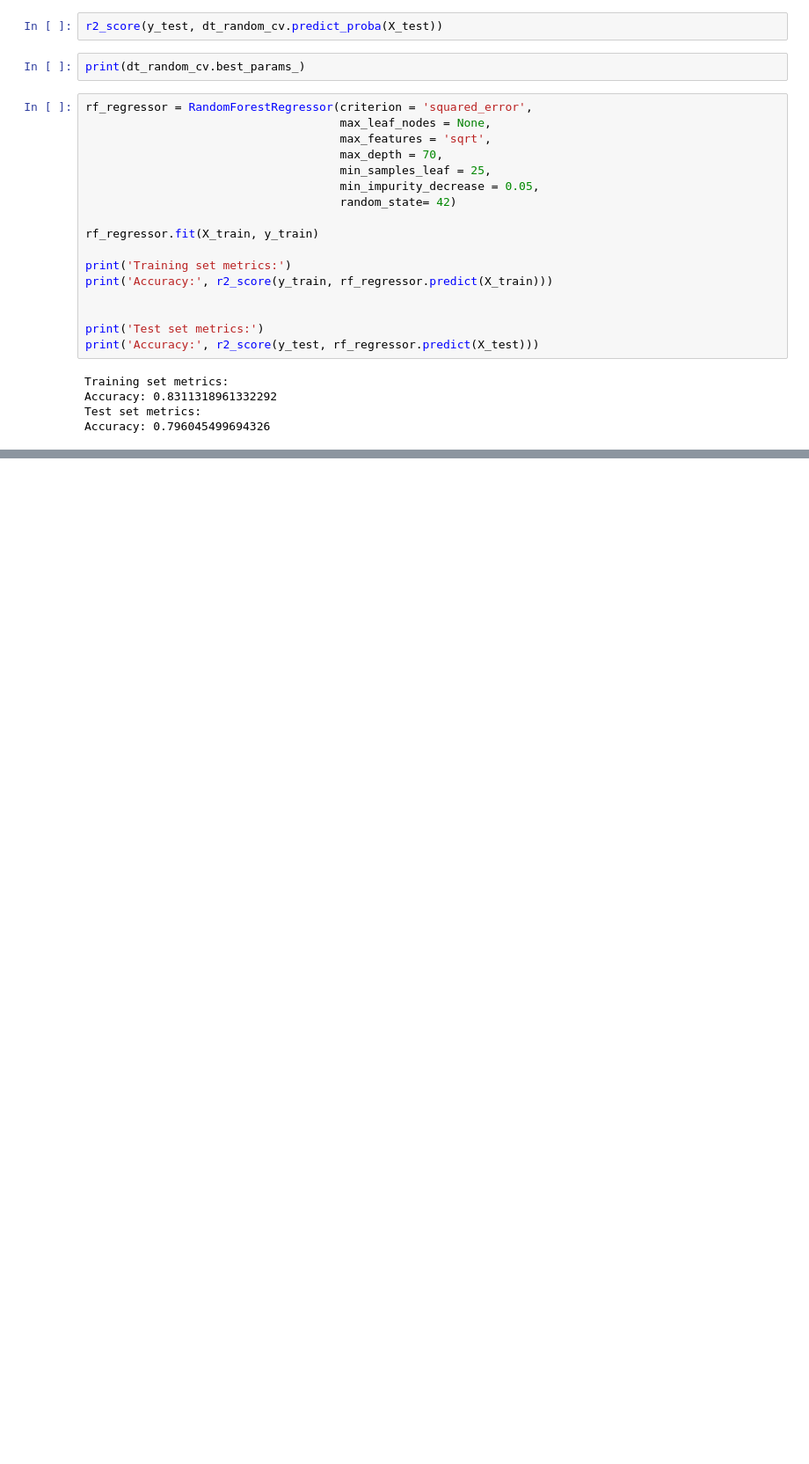
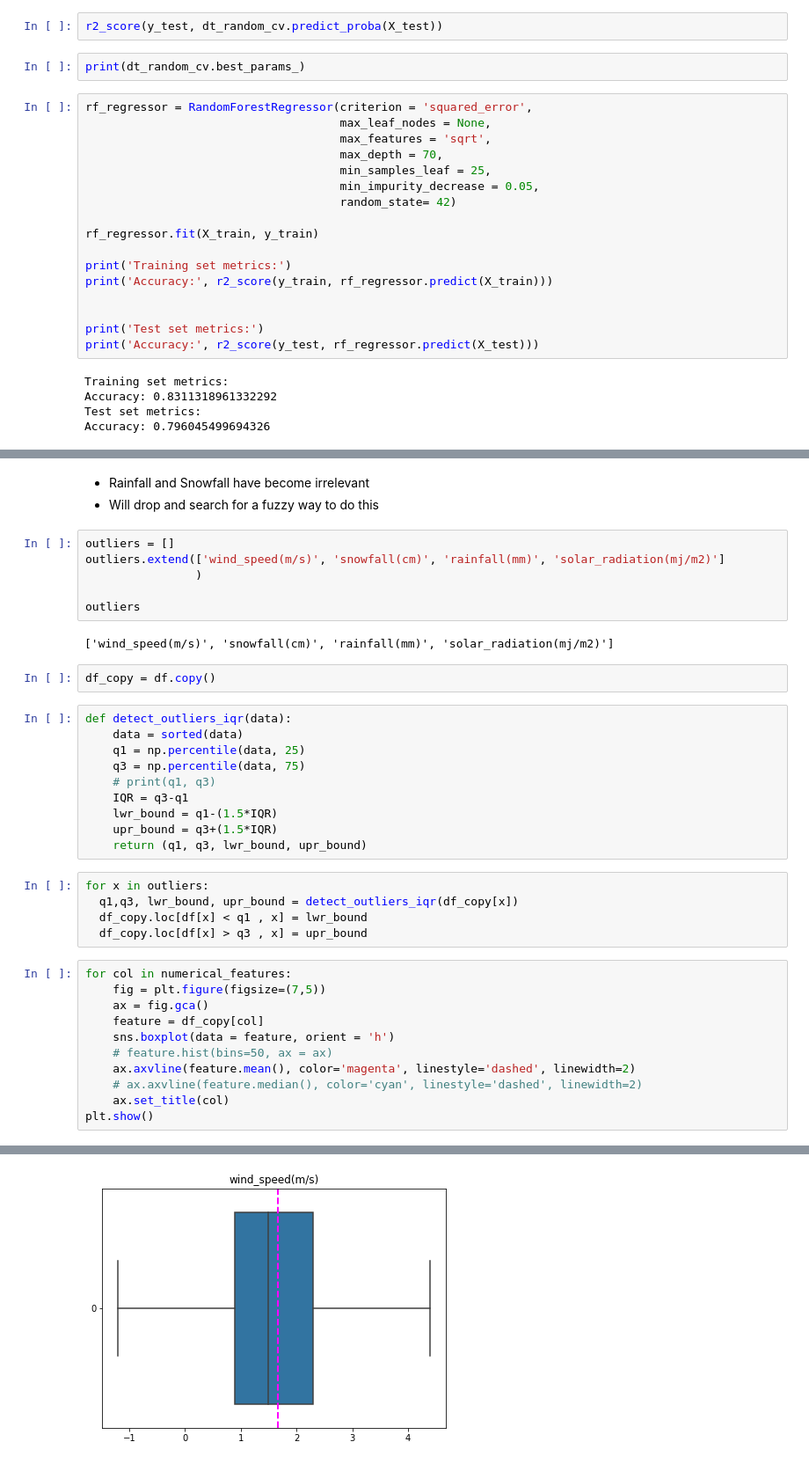
Before and after one commit to suchirmm/seoulbike, a Jupyter notebook: project_seoulbike.ipynb, the cells around one changed output, grey strips where cells are left out. Shown at 88% size. Cells and saved outputs as stored; diff of their text form; blank space fills up the shorter version.

```diff
--- a/project_seoulbike.ipynb
+++ b/project_seoulbike.ipynb
@@ -1080,0 +1126,42 @@ graphviz.Source(dot_data, format="png")
+# %% [markdown]
+
+
+*   Rainfall and Snowfall have become irrelevant
+*   Will drop and search for a fuzzy way to do this
+# %%
+outliers = []
+outliers.extend(['wind_speed(m/s)', 'snowfall(cm)', 'rainfall(mm)', 'solar_radiation(mj/m2)']
+                )
+
+outliers
+# %% [output]
+['wind_speed(m/s)', 'snowfall(cm)', 'rainfall(mm)', 'solar_radiation(mj/m2)']
+# %%
+df_copy = df.copy()
+# %%
+def detect_outliers_iqr(data):
+    data = sorted(data)
+    q1 = np.percentile(data, 25)
+    q3 = np.percentile(data, 75)
+    # print(q1, q3)
+    IQR = q3-q1
+    lwr_bound = q1-(1.5*IQR)
+    upr_bound = q3+(1.5*IQR)
+    return (q1, q3, lwr_bound, upr_bound)
+# %%
+for x in outliers:
+  q1,q3, lwr_bound, upr_bound = detect_outliers_iqr(df_copy[x])
+  df_copy.loc[df[x] < q1 , x] = lwr_bound
+  df_copy.loc[df[x] > q3 , x] = upr_bound
+# %%
+for col in numerical_features:
+    fig = plt.figure(figsize=(7,5))
+    ax = fig.gca()
+    feature = df_copy[col]
+    sns.boxplot(data = feature, orient = 'h')
+    # feature.hist(bins=50, ax = ax)
+    ax.axvline(feature.mean(), color='magenta', linestyle='dashed', linewidth=2)
+    # ax.axvline(feature.median(), color='cyan', linestyle='dashed', linewidth=2)
+    ax.set_title(col)
+plt.show()
+# %% [output]
@@ -1080,0 +1173 @@ graphviz.Source(dot_data, format="png")
+[figure, added]
```
Also changed, not shown: parts of 37 cells of this notebook.
